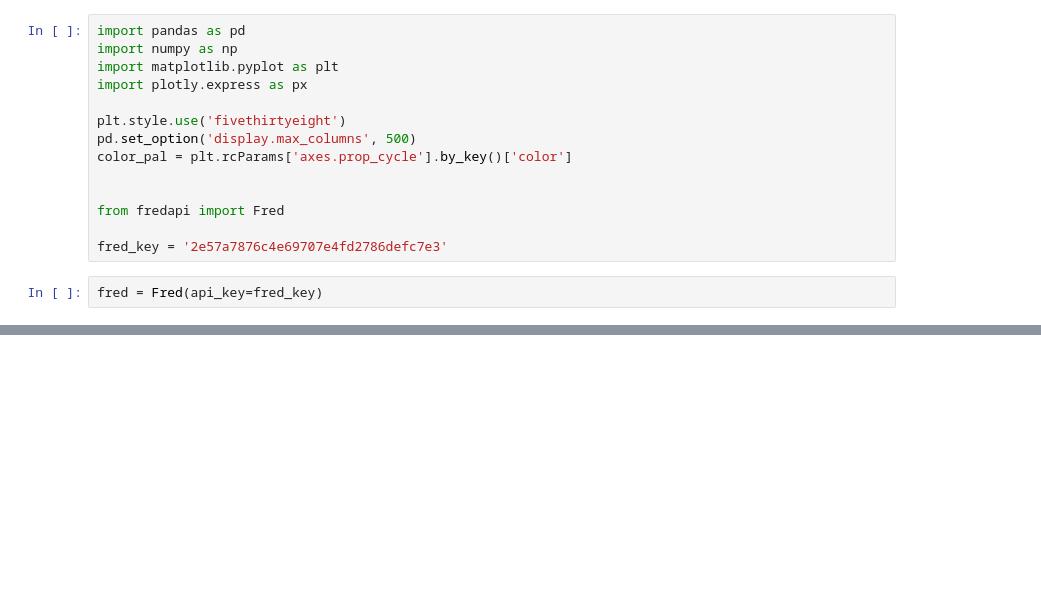
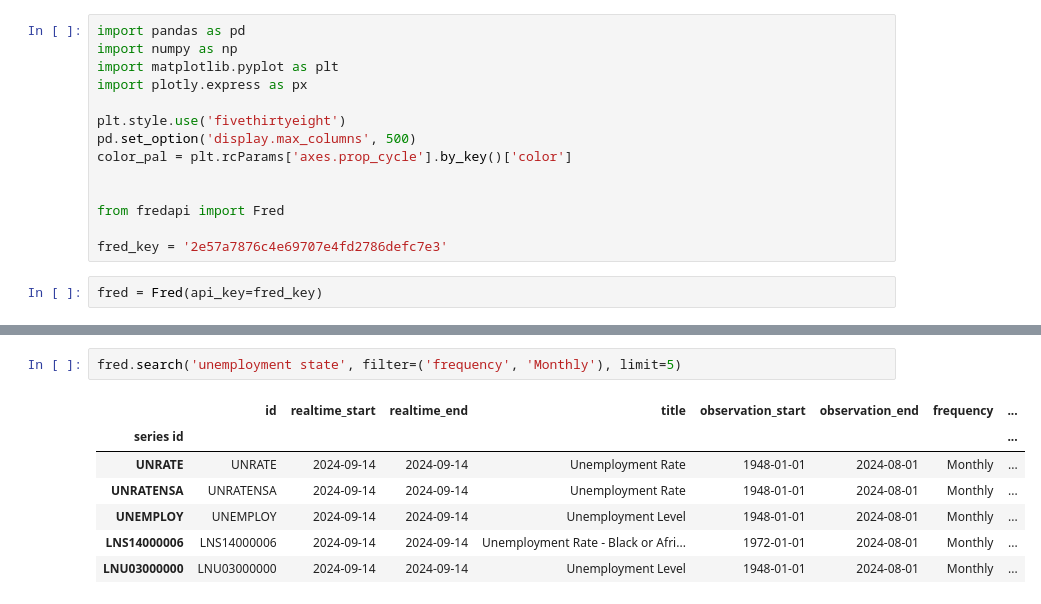
Before and after one commit to vasantsaladi/economic_data_analysis, a Jupyter notebook: econ_anal.ipynb, the cells around one changed output, grey strips where cells are left out. Saved outputs shown, nothing was run; the diff lists cells and outputs as text; blank space fills up the shorter version.

```diff
--- a/econ_anal.ipynb
+++ b/econ_anal.ipynb
@@ -20,0 +40,10 @@ AttributeError: 'xml.etree.ElementTree.Element' object has no attribute 'getchil
+# %%
+fred.search('unemployment state', filter=('frequency', 'Monthly'), limit=5)
+# %% [output]
+|  | id | realtime_start | realtime_end | title | observation_start | observation_end | frequency | ... |
+| series id |  |  |  |  |  |  |  | ... |
+| UNRATE | UNRATE | 2024-09-14 | 2024-09-14 | Unemployment Rate | 1948-01-01 | 2024-08-01 | Monthly | ... |
+| UNRATENSA | UNRATENSA | 2024-09-14 | 2024-09-14 | Unemployment Rate | 1948-01-01 | 2024-08-01 | Monthly | ... |
+| UNEMPLOY | UNEMPLOY | 2024-09-14 | 2024-09-14 | Unemployment Level | 1948-01-01 | 2024-08-01 | Monthly | ... |
+| LNS14000006 | LNS14000006 | 2024-09-14 | 2024-09-14 | Unemployment Rate - Black or Afri... | 1972-01-01 | 2024-08-01 | Monthly | ... |
+| LNU03000000 | LNU03000000 | 2024-09-14 | 2024-09-14 | Unemployment Level | 1948-01-01 | 2024-08-01 | Monthly | ... |
```
Also changed, not shown: parts of 8 cells of this notebook.
